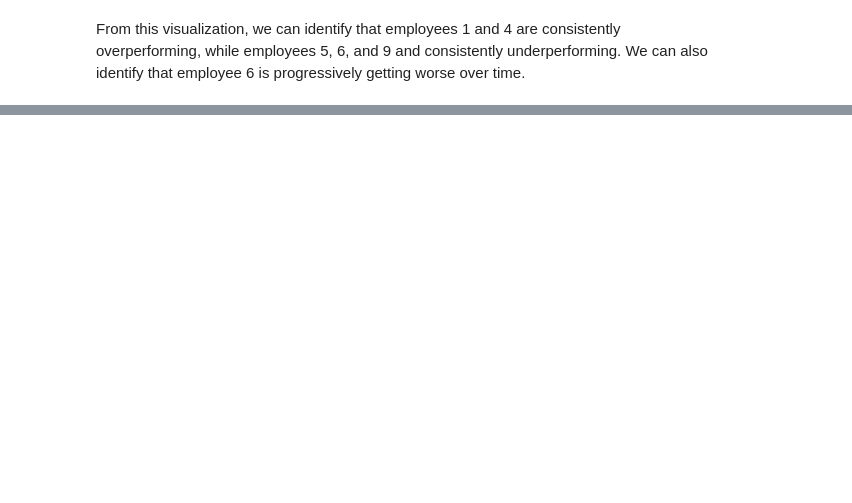
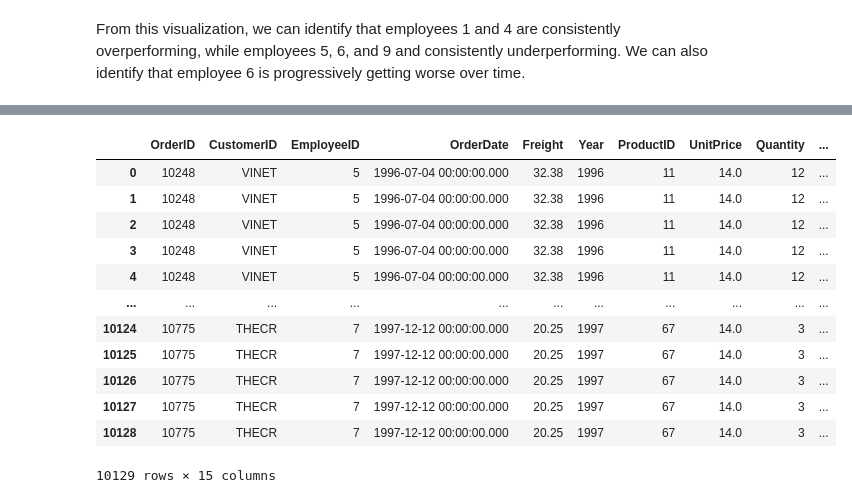
Before and after one commit to cdonahu/ST590-Project-2, a Jupyter notebook: Part2-SQLiteDatabase.ipynb, the cells around one changed output, grey strips where cells are left out. Drawn from its saved outputs; the diff is of its cells as text; code cells hidden in the pictures; blank space fills up the shorter version.

```diff
--- a/Part2-SQLiteDatabase.ipynb
+++ b/Part2-SQLiteDatabase.ipynb
@@ -496,0 +493,29 @@ From this visualization, we can identify that employees 1 and 4 are consistently
+# %%
+# Merge in customers table with orders
+orders2 = orders2.merge(cust, on = "CustomerID")
+# Merge in territories table with orders
+orders2 = orders2.merge(terr, on = "EmployeeID")
+# Drop columns
+orders2 = orders2.drop(columns = ["RequiredDate",
+                                 "ShippedDate",
+                                 "ShipVia",
+                                 "ShipName",
+                                 "ShipAddress",
+                                 "City",
+                                 "Region",
+                                 "PostalCode",
+                                 "Country",
+                                 "Phone",
+                                 "Fax",
+                                 "ShipCity",
+                                 "ShipRegion",
+                                 "ShipPostalCode",
+                                 "ShipCountry",
+                                 "CompanyName",
+                                 "ContactName",
+                                 "ContactTitle",
+                                 "Address",
+                                 "TerritoryDescription"])
+
+# Show revenue by Region w/corresponding employee
+orders2.groupby(["RegionID", "EmployeeID"])["Revenue"].sum()
@@ -496,0 +559,16 @@ From this visualization, we can identify that employees 1 and 4 are consistently
+# %%
+orders2
+# %% [output]
+|  | OrderID | CustomerID | EmployeeID | OrderDate | Freight | Year | ProductID | UnitPrice | Quantity | ... |
+| 0 | 10248 | VINET | 5 | 1996-07-04 00:00:00.000 | 32.38 | 1996 | 11 | 14.0 | 12 | ... |
+| 1 | 10248 | VINET | 5 | 1996-07-04 00:00:00.000 | 32.38 | 1996 | 11 | 14.0 | 12 | ... |
+| 2 | 10248 | VINET | 5 | 1996-07-04 00:00:00.000 | 32.38 | 1996 | 11 | 14.0 | 12 | ... |
+| 3 | 10248 | VINET | 5 | 1996-07-04 00:00:00.000 | 32.38 | 1996 | 11 | 14.0 | 12 | ... |
+| 4 | 10248 | VINET | 5 | 1996-07-04 00:00:00.000 | 32.38 | 1996 | 11 | 14.0 | 12 | ... |
+| ... | ... | ... | ... | ... | ... | ... | ... | ... | ... | ... |
+| 10124 | 10775 | THECR | 7 | 1997-12-12 00:00:00.000 | 20.25 | 1997 | 67 | 14.0 | 3 | ... |
+| 10125 | 10775 | THECR | 7 | 1997-12-12 00:00:00.000 | 20.25 | 1997 | 67 | 14.0 | 3 | ... |
+| 10126 | 10775 | THECR | 7 | 1997-12-12 00:00:00.000 | 20.25 | 1997 | 67 | 14.0 | 3 | ... |
+| 10127 | 10775 | THECR | 7 | 1997-12-12 00:00:00.000 | 20.25 | 1997 | 67 | 14.0 | 3 | ... |
+| 10128 | 10775 | THECR | 7 | 1997-12-12 00:00:00.000 | 20.25 | 1997 | 67 | 14.0 | 3 | ... |
+10129 rows × 15 columns
```
Also changed, not shown: parts of 12 cells of this notebook.
